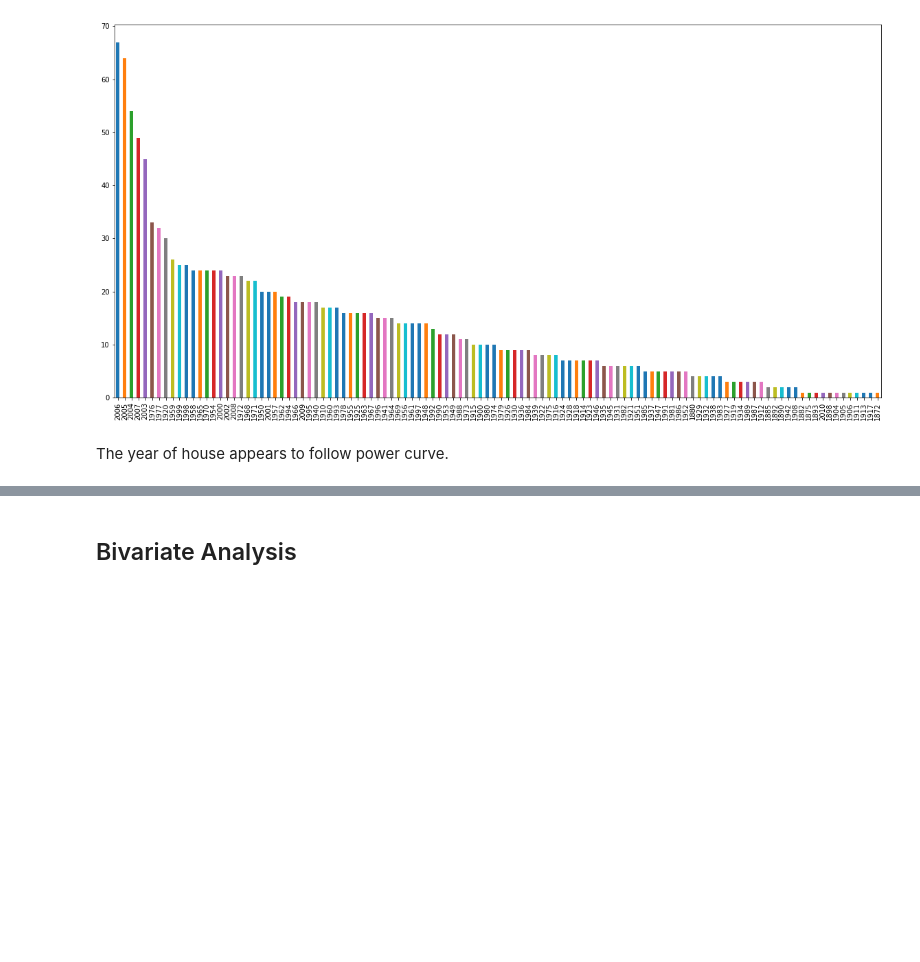
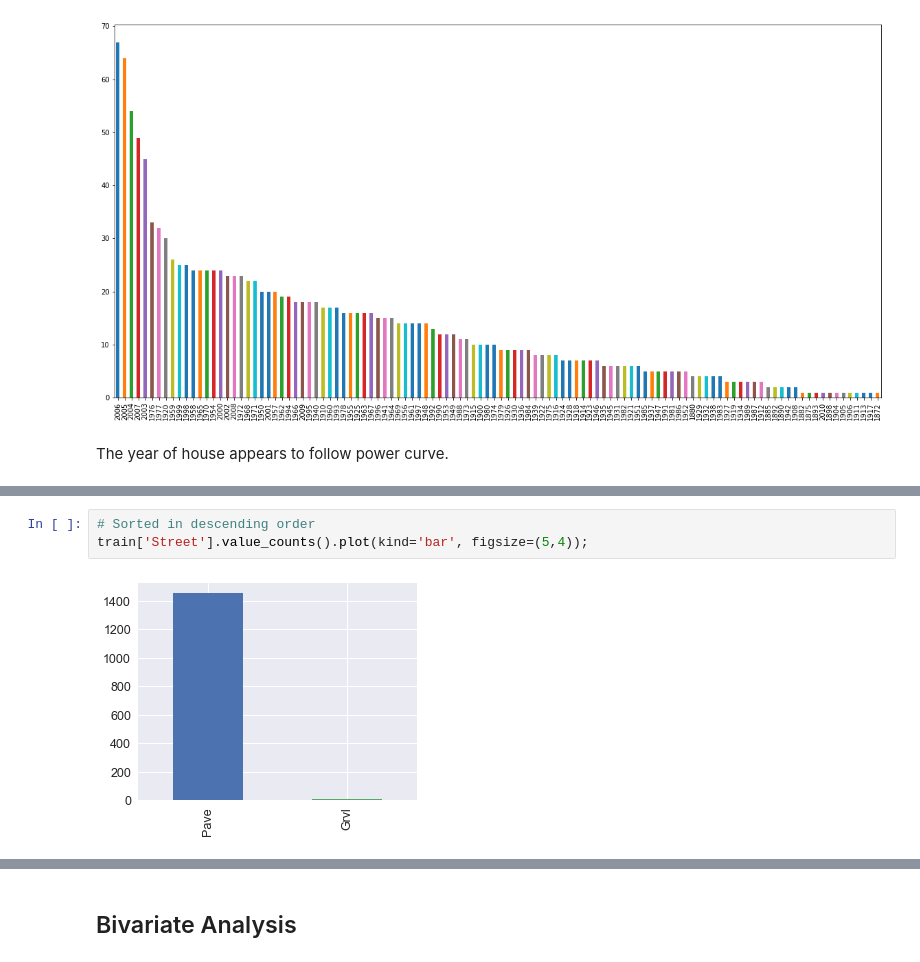
Before and after one commit to ansjory/w207_project, a Jupyter notebook: Kaggle_House_Prices/Mlaire_final.ipynb, the cells around one changed output, grey strips where cells are left out. Cells and saved outputs as stored; diff of their text form; blank space fills up the shorter version.

```diff
--- a/Kaggle_House_Prices/Mlaire_final.ipynb
+++ b/Kaggle_House_Prices/Mlaire_final.ipynb
@@ -517,0 +540,5 @@ The year of house appears to follow power curve.
+# %%
+# Sorted in descending order
+train['Street'].value_counts().plot(kind='bar', figsize=(5,4));
+# %% [output]
+[figure, added]
```
Also changed, not shown: parts of 40 cells of this notebook.
